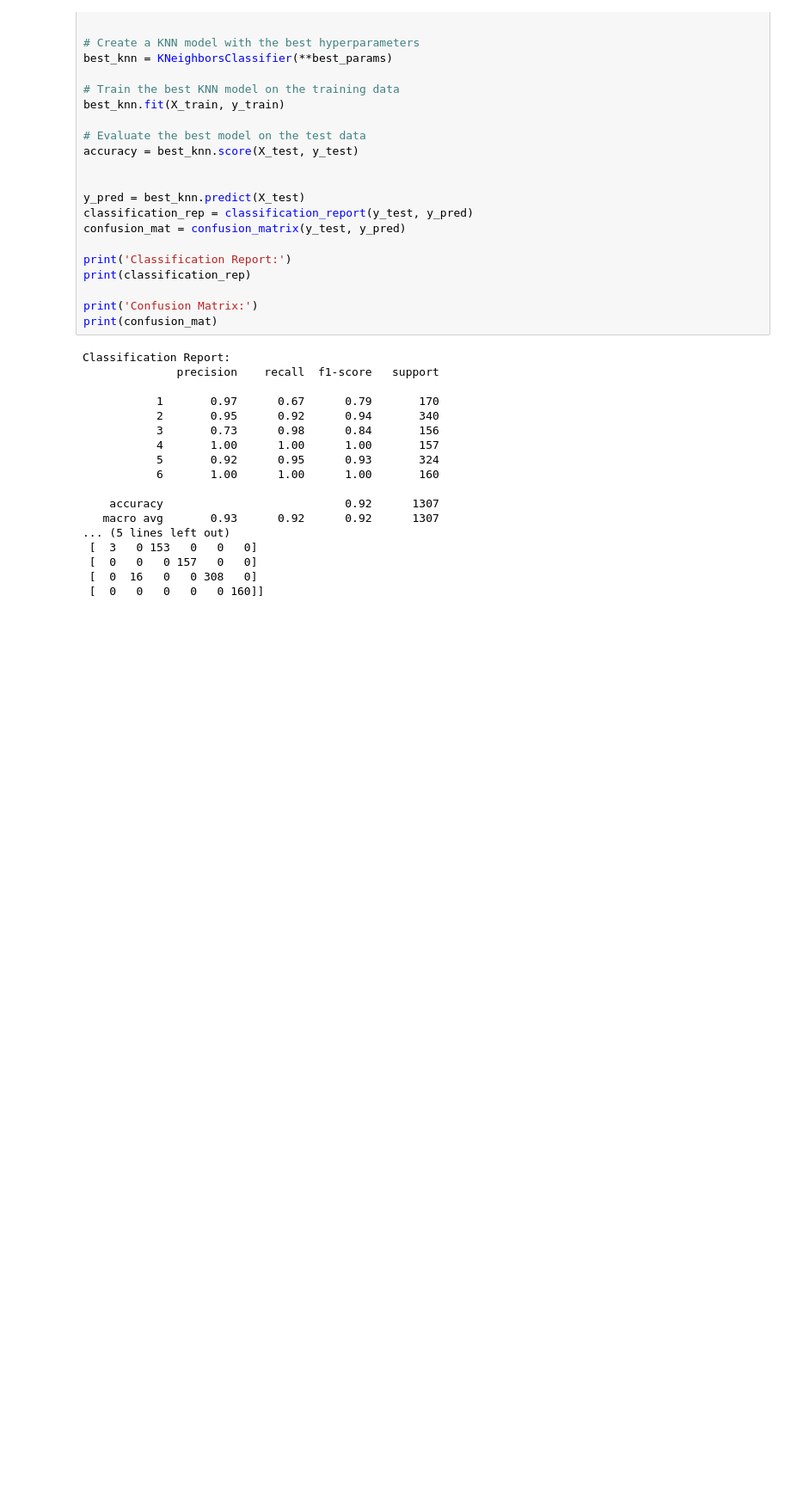
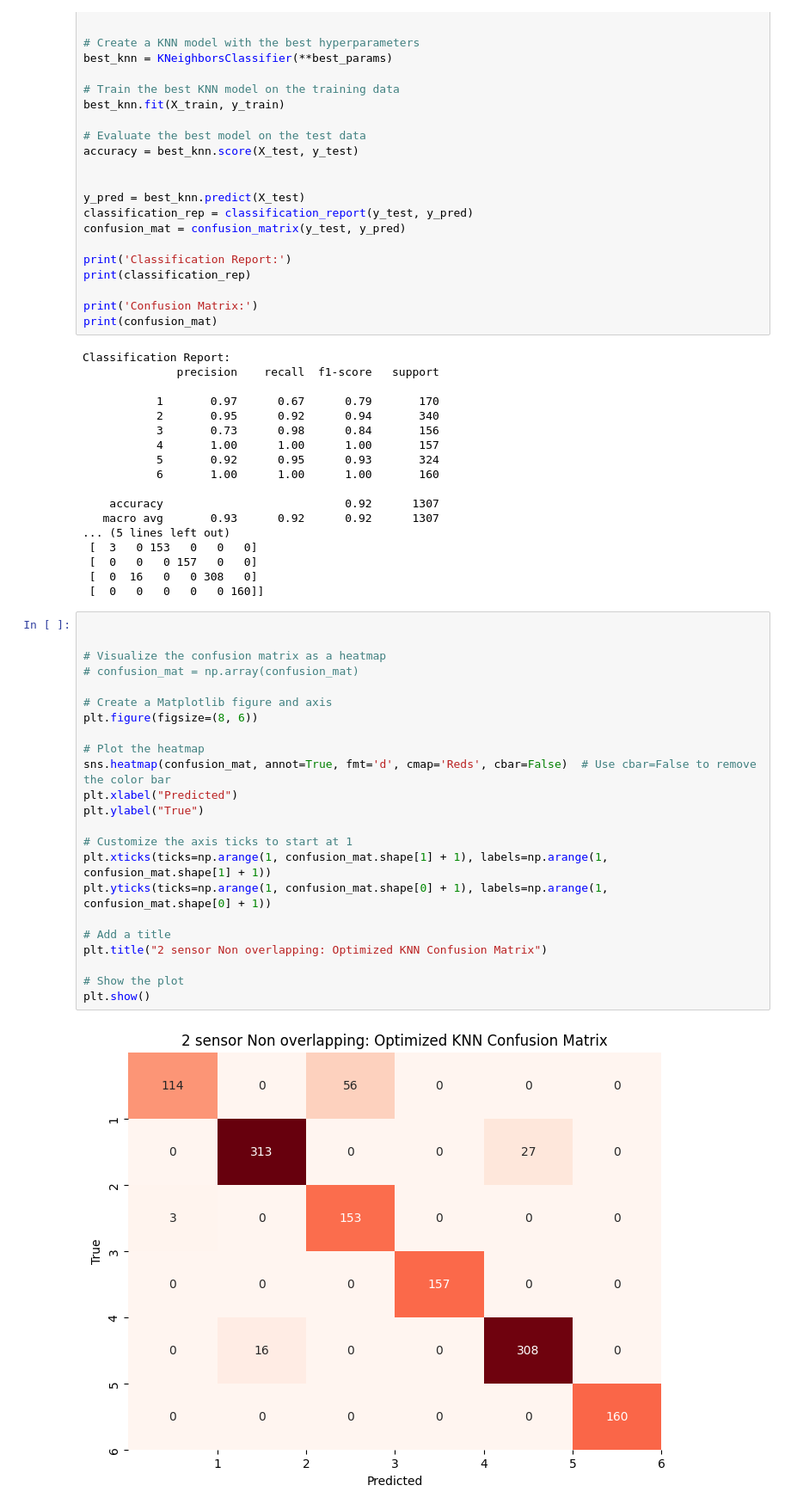
Before and after one commit to UkeshThapa/Human-Activities-recognition, a Jupyter notebook: Research_Human_activities_Recognition_TML.ipynb, the cells around one changed output. Shown at 86% size. Saved outputs shown, nothing was run; the diff lists cells and outputs as text; blank space fills up the shorter version.

```diff
--- a/Research_Human_activities_Recognition_TML.ipynb
+++ b/Research_Human_activities_Recognition_TML.ipynb
@@ -154,3 +159,28 @@ Classification Report:
  [  0   0   0 157   0   0]
  [  0  16   0   0 308   0]
  [  0   0   0   0   0 160]]
+# %%
+
+
+# Visualize the confusion matrix as a heatmap
+# confusion_mat = np.array(confusion_mat)
+
+# Create a Matplotlib figure and axis
+plt.figure(figsize=(8, 6))
+
+# Plot the heatmap
+sns.heatmap(confusion_mat, annot=True, fmt='d', cmap='Reds', cbar=False)  # Use cbar=False to remove the color bar
+plt.xlabel("Predicted")
+plt.ylabel("True")
+
+# Customize the axis ticks to start at 1
+plt.xticks(ticks=np.arange(1, confusion_mat.shape[1] + 1), labels=np.arange(1, confusion_mat.shape[1] + 1))
+plt.yticks(ticks=np.arange(1, confusion_mat.shape[0] + 1), labels=np.arange(1, confusion_mat.shape[0] + 1))
+
+# Add a title
+plt.title("2 sensor Non overlapping: Optimized KNN Confusion Matrix")
+
+# Show the plot
+plt.show()
+# %% [output]
+[figure, added]
```
Also changed, not shown: parts of 10 cells of this notebook.
